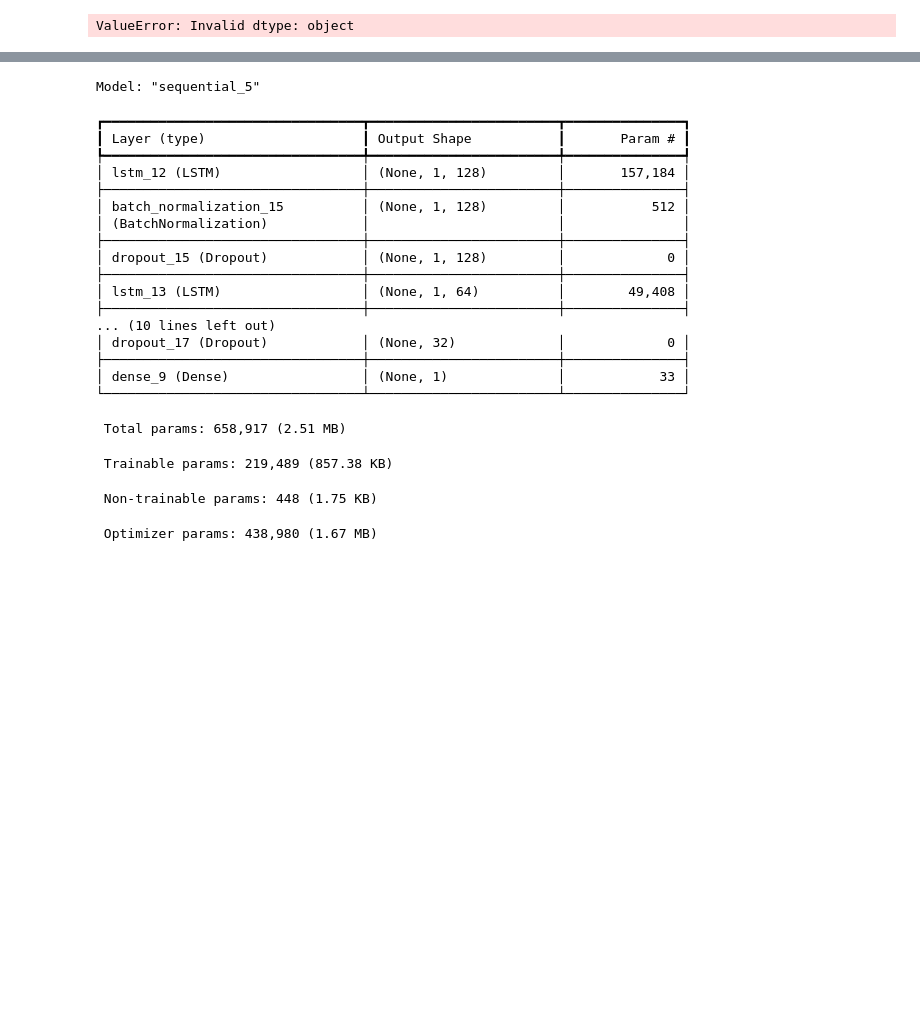
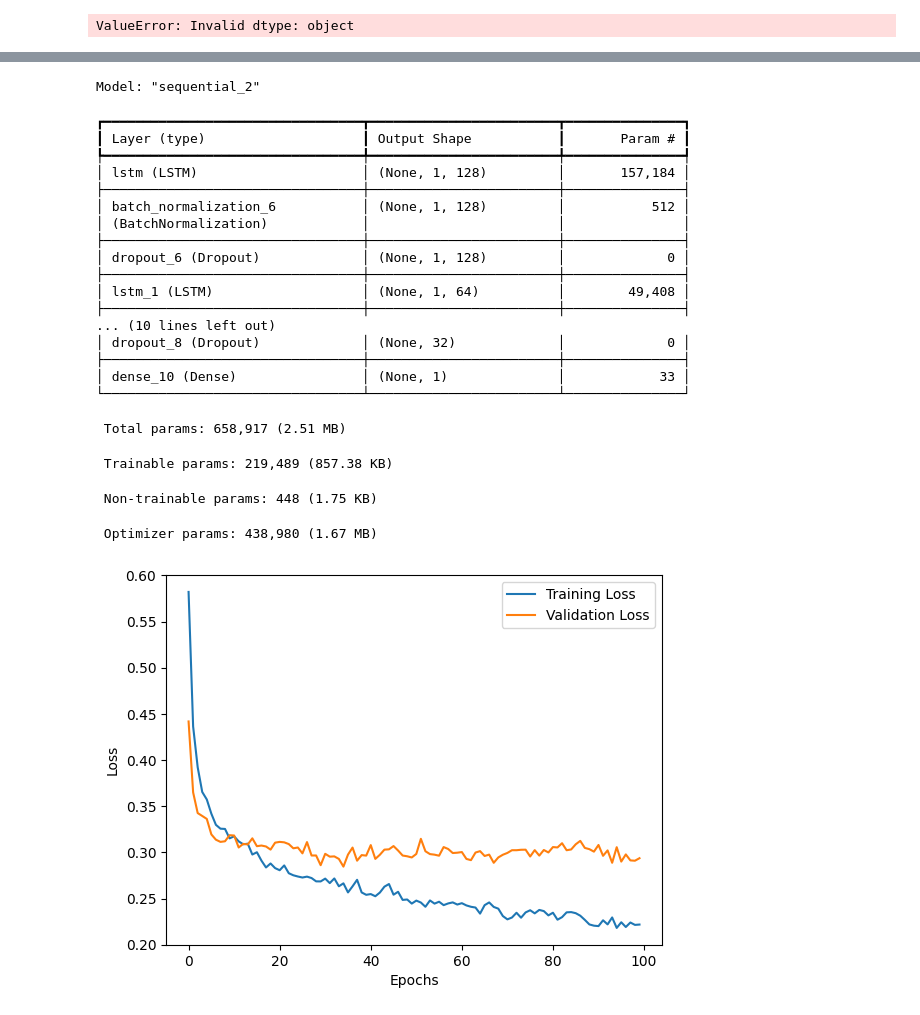
Before and after one commit to sprasha09/BME450-EpilepticSeizureRecognition, a Jupyter notebook: SeizureDetection_project.ipynb, the cells around one changed output, grey strips where cells are left out. Cells and saved outputs as stored; diff of their text form; code cells hidden in the pictures; blank space fills up the shorter version.

Commit message:
training and val loss added

```diff
--- a/SeizureDetection_project.ipynb
+++ b/SeizureDetection_project.ipynb
@@ -400,5 +398,13 @@ model.compile(optimizer='adam', loss='binary_crossentropy', metrics=['accuracy']
 history = model.fit(X_train, y_train, epochs = 100, batch_size = 32, validation_data = (X_test, y_test))
 
 model.summary()
+
+# Plot the loss function
+plt.plot(history.history['loss'], label='Training Loss')
+plt.plot(history.history['val_loss'], label='Validation Loss')
+plt.xlabel('Epochs')
+plt.ylabel('Loss')
+plt.legend()
+plt.show()
 # %% [output]
 Epoch 1/100
@@ -421,22 +427,23 @@ Epoch 100/100
-Model: "sequential_5"
+Model: "sequential_2"
 ┏━━━━━━━━━━━━━━━━━━━━━━━━━━━━━━━━━┳━━━━━━━━━━━━━━━━━━━━━━━━┳━━━━━━━━━━━━━━━┓
 ┃ Layer (type)                    ┃ Output Shape           ┃       Param # ┃
 ┡━━━━━━━━━━━━━━━━━━━━━━━━━━━━━━━━━╇━━━━━━━━━━━━━━━━━━━━━━━━╇━━━━━━━━━━━━━━━┩
-│ lstm_12 (LSTM)                  │ (None, 1, 128)         │       157,184 │
+│ lstm (LSTM)                     │ (None, 1, 128)         │       157,184 │
 ├─────────────────────────────────┼────────────────────────┼───────────────┤
-│ batch_normalization_15          │ (None, 1, 128)         │           512 │
+│ batch_normalization_6           │ (None, 1, 128)         │           512 │
 │ (BatchNormalization)            │                        │               │
 ├─────────────────────────────────┼────────────────────────┼───────────────┤
-│ dropout_15 (Dropout)            │ (None, 1, 128)         │             0 │
+│ dropout_6 (Dropout)             │ (None, 1, 128)         │             0 │
 ├─────────────────────────────────┼────────────────────────┼───────────────┤
-│ lstm_13 (LSTM)                  │ (None, 1, 64)          │        49,408 │
+│ lstm_1 (LSTM)                   │ (None, 1, 64)          │        49,408 │
 ├─────────────────────────────────┼────────────────────────┼───────────────┤
 ... (10 lines left out)
-│ dropout_17 (Dropout)            │ (None, 32)             │             0 │
+│ dropout_8 (Dropout)             │ (None, 32)             │             0 │
 ├─────────────────────────────────┼────────────────────────┼───────────────┤
-│ dense_9 (Dense)                 │ (None, 1)              │            33 │
+│ dense_10 (Dense)                │ (None, 1)              │            33 │
 └─────────────────────────────────┴────────────────────────┴───────────────┘
  Total params: 658,917 (2.51 MB)
  Trainable params: 219,489 (857.38 KB)
  Non-trainable params: 448 (1.75 KB)
  Optimizer params: 438,980 (1.67 MB)
+[figure, added]
```
Also changed, not shown: parts of 2 cells of this notebook.
